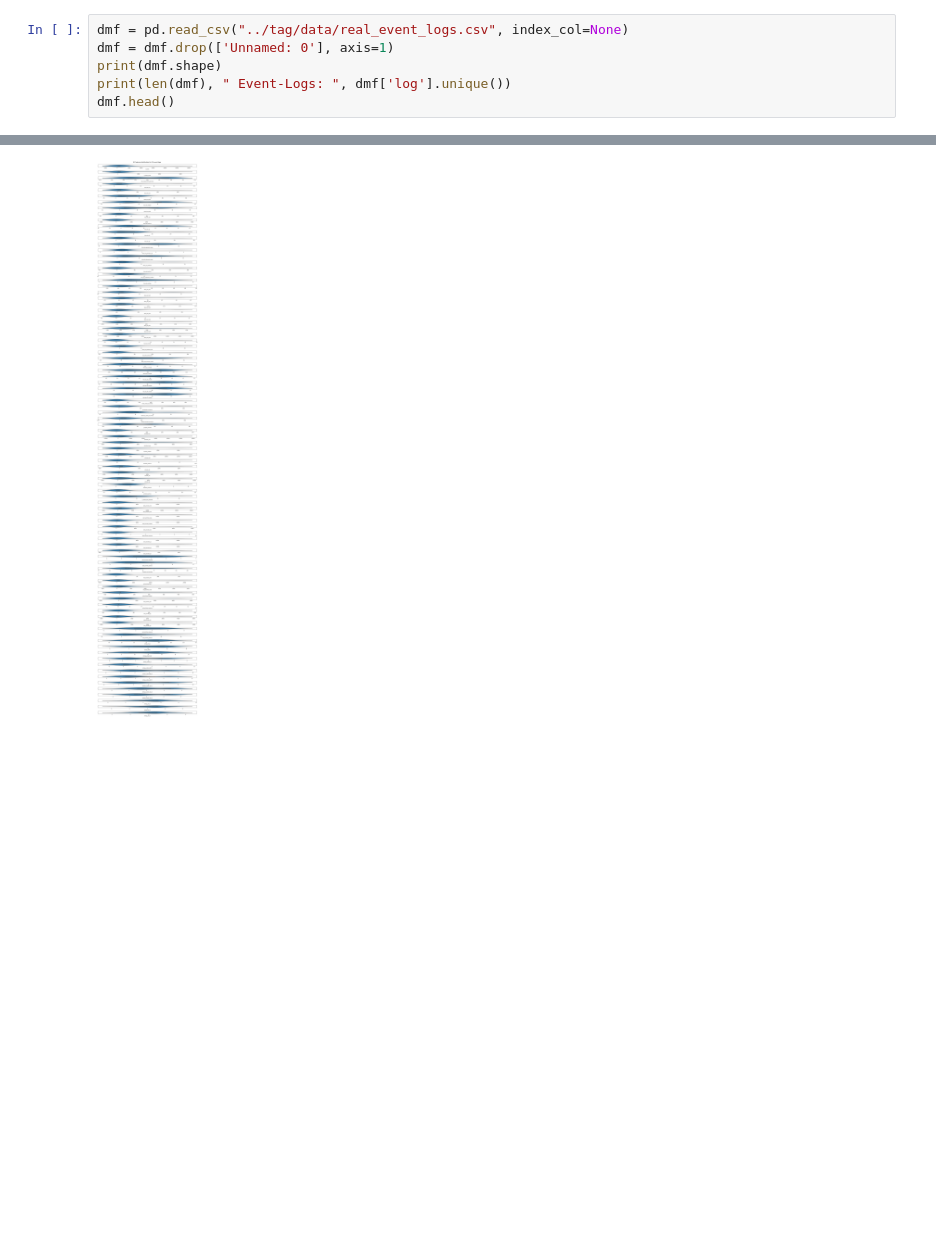
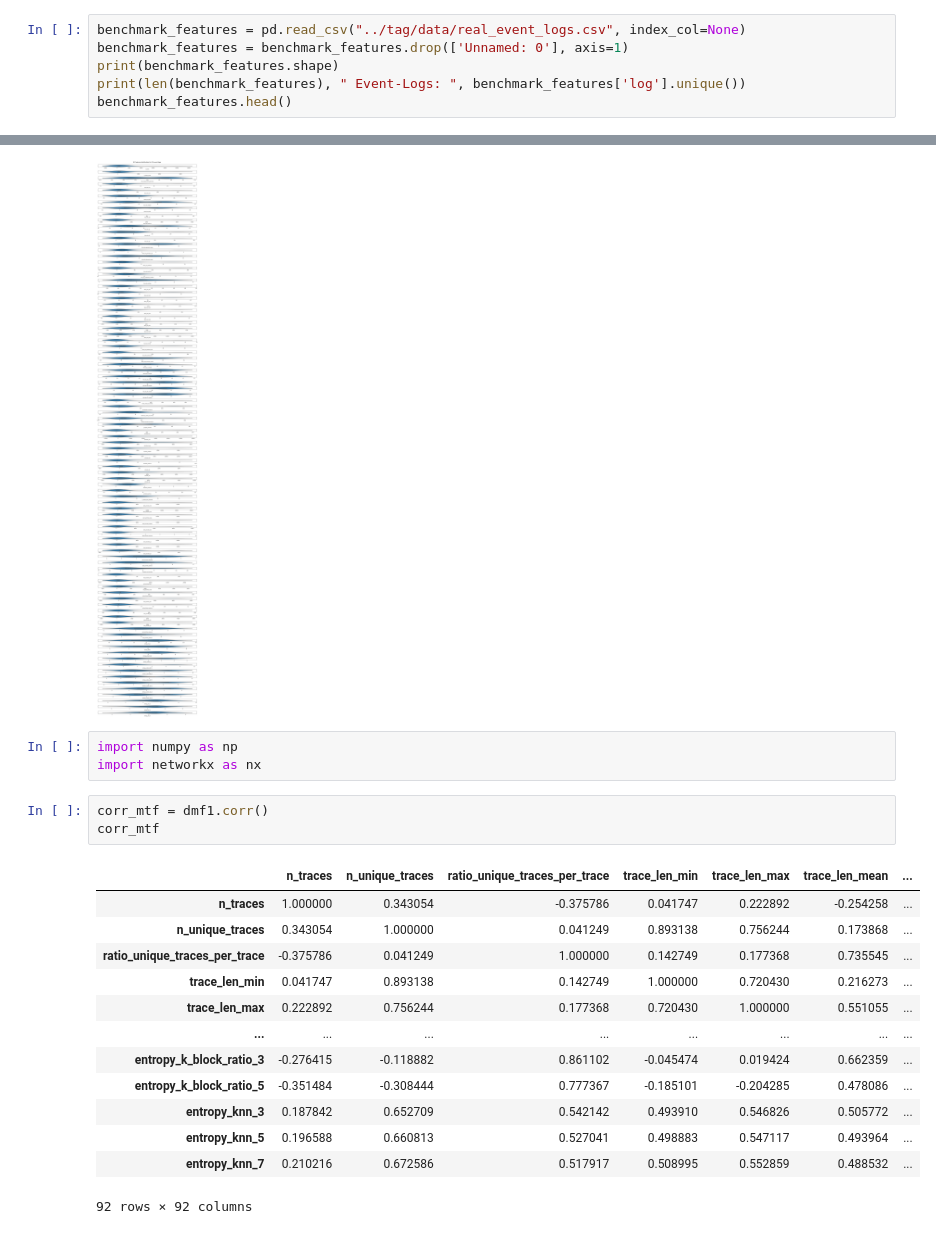
Before and after one commit to lmu-dbs/feeed, a Jupyter notebook: demo.ipynb, the cells around one changed output, grey strips where cells are left out. Cells and saved outputs as stored; diff of their text form; blank space fills up the shorter version.

```diff
--- a/demo.ipynb
+++ b/demo.ipynb
@@ -27,9 +67,9 @@ SUCCESSFULLY: 101 features for Sepsis.xes took 0:00:35.947614 sec.
 # %%
-dmf = pd.read_csv("../tag/data/real_event_logs.csv", index_col=None)
-dmf = dmf.drop(['Unnamed: 0'], axis=1)
-print(dmf.shape)
-print(len(dmf), " Event-Logs: ", dmf['log'].unique())
-dmf.head()
+benchmark_features = pd.read_csv("../tag/data/real_event_logs.csv", index_col=None)
+benchmark_features = benchmark_features.drop(['Unnamed: 0'], axis=1)
+print(benchmark_features.shape)
+print(len(benchmark_features), " Event-Logs: ", benchmark_features['log'].unique())
+benchmark_features.head()
 # %% [output]
 (23, 94)
 23  Event-Logs:  ['BPIC15_2' 'BPI_Challenge_2018' 'Receipt_WABO_CoSeLoG' 'BPIC15_3'
@@ -69,3 +146,23 @@ fig.tight_layout()
  'BPI_Challenge_2013_closed_problems' 'BPI_Challenge_2013_incidents'
  'PermitLog' 'BPIC15_1' 'InternationalDeclarations' 'BPI_Challenge_2017']
 [figure]
+# %%
+import numpy as np
+import networkx as nx
+# %%
+corr_mtf = dmf1.corr()
+corr_mtf
+# %% [output]
+|  | n_traces | n_unique_traces | ratio_unique_traces_per_trace | trace_len_min | trace_len_max | trace_len_mean | ... |
+| n_traces | 1.000000 | 0.343054 | -0.375786 | 0.041747 | 0.222892 | -0.254258 | ... |
+| n_unique_traces | 0.343054 | 1.000000 | 0.041249 | 0.893138 | 0.756244 | 0.173868 | ... |
+| ratio_unique_traces_per_trace | -0.375786 | 0.041249 | 1.000000 | 0.142749 | 0.177368 | 0.735545 | ... |
+| trace_len_min | 0.041747 | 0.893138 | 0.142749 | 1.000000 | 0.720430 | 0.216273 | ... |
+| trace_len_max | 0.222892 | 0.756244 | 0.177368 | 0.720430 | 1.000000 | 0.551055 | ... |
+| ... | ... | ... | ... | ... | ... | ... | ... |
+| entropy_k_block_ratio_3 | -0.276415 | -0.118882 | 0.861102 | -0.045474 | 0.019424 | 0.662359 | ... |
+| entropy_k_block_ratio_5 | -0.351484 | -0.308444 | 0.777367 | -0.185101 | -0.204285 | 0.478086 | ... |
+| entropy_knn_3 | 0.187842 | 0.652709 | 0.542142 | 0.493910 | 0.546826 | 0.505772 | ... |
+| entropy_knn_5 | 0.196588 | 0.660813 | 0.527041 | 0.498883 | 0.547117 | 0.493964 | ... |
+| entropy_knn_7 | 0.210216 | 0.672586 | 0.517917 | 0.508995 | 0.552859 | 0.488532 | ... |
+92 rows × 92 columns
```
Also changed, not shown: parts of 12 cells of this notebook.
